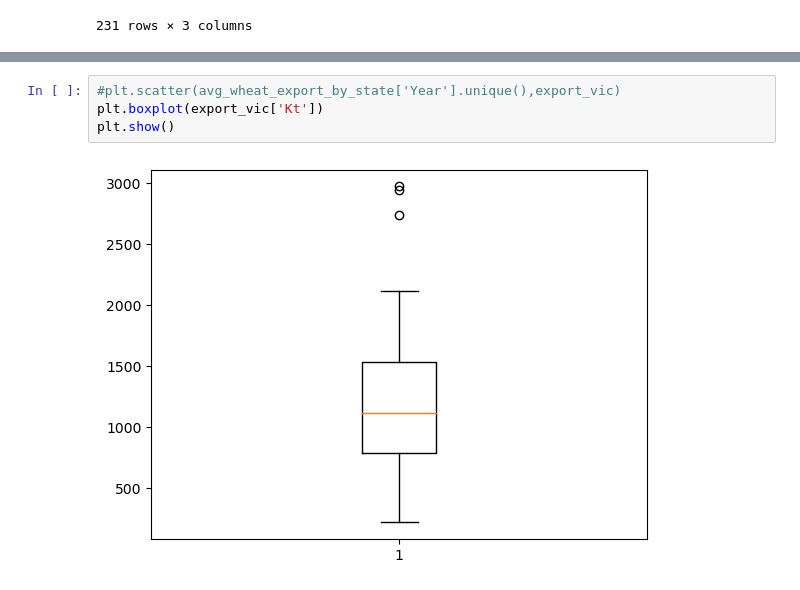
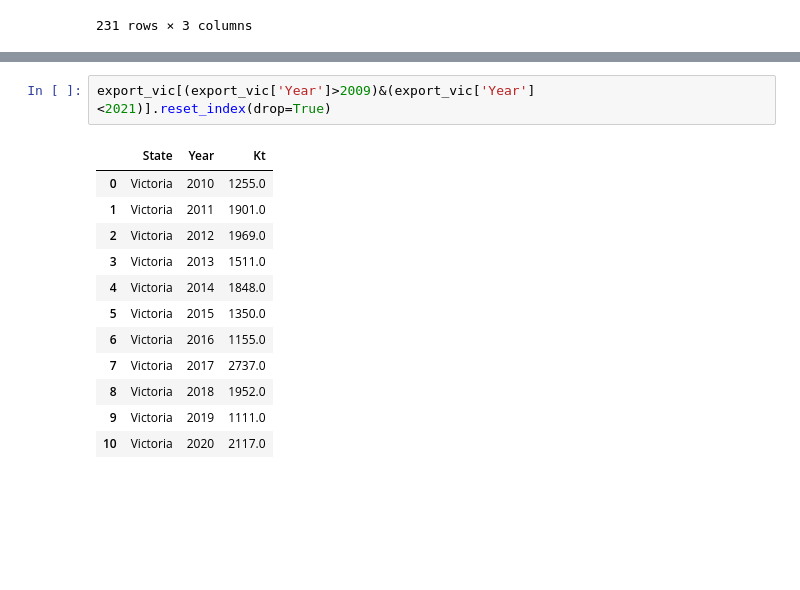
Before and after one commit to B-osborne1/project-one, a Jupyter notebook: project_main_script.ipynb, the cells around one changed output, grey strips where cells are left out. Saved outputs shown, nothing was run; the diff lists cells and outputs as text; blank space fills up the shorter version.

```diff
--- a/project_main_script.ipynb
+++ b/project_main_script.ipynb
@@ -103,6 +90,15 @@ export_vic
-# %%
-#plt.scatter(avg_wheat_export_by_state['Year'].unique(),export_vic)
-plt.boxplot(export_vic['Kt'])
-plt.show()
-# %% [output]
-[figure, removed]
+# %%
+export_vic[(export_vic['Year']>2009)&(export_vic['Year']<2021)].reset_index(drop=True)
+# %% [output]
+|  | State | Year | Kt |
+| 0 | Victoria | 2010 | 1255.0 |
+| 1 | Victoria | 2011 | 1901.0 |
+| 2 | Victoria | 2012 | 1969.0 |
+| 3 | Victoria | 2013 | 1511.0 |
+| 4 | Victoria | 2014 | 1848.0 |
+| 5 | Victoria | 2015 | 1350.0 |
+| 6 | Victoria | 2016 | 1155.0 |
+| 7 | Victoria | 2017 | 2737.0 |
+| 8 | Victoria | 2018 | 1952.0 |
+| 9 | Victoria | 2019 | 1111.0 |
+| 10 | Victoria | 2020 | 2117.0 |
```
Also changed, not shown: parts of 3 cells of this notebook.
